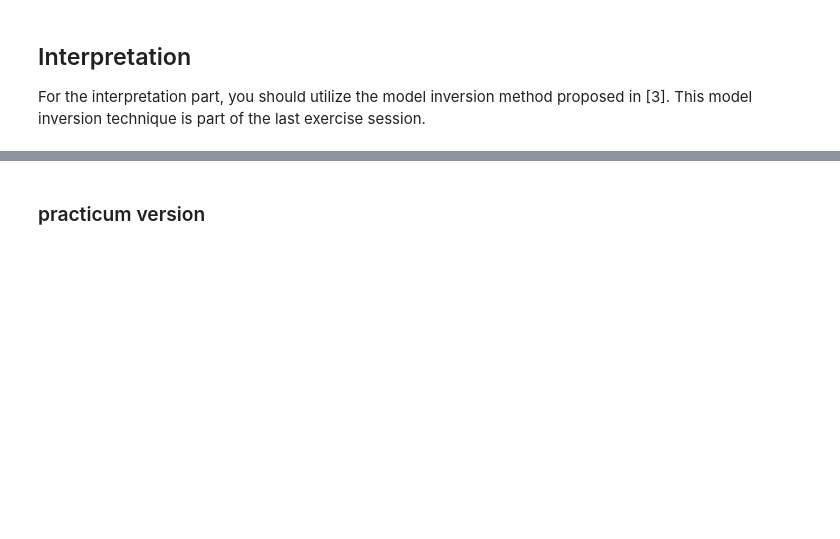
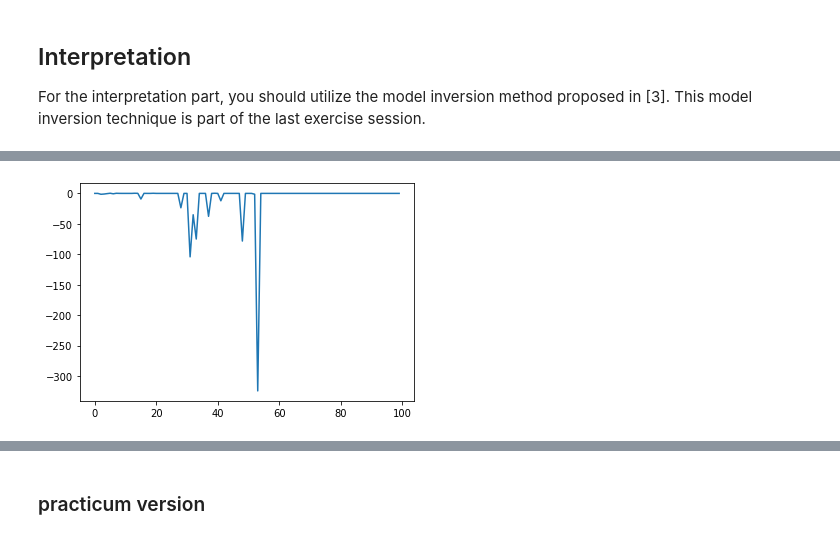
Before and after one commit to arnodeceuninck/ANN-Self-Supervised-Scene-Classification, a Jupyter notebook: evaluations.ipynb, the cells around one changed output, grey strips where cells are left out. Drawn from its saved outputs; the diff is of its cells as text; code cells hidden in the pictures; blank space fills up the shorter version.

```diff
--- a/evaluations.ipynb
+++ b/evaluations.ipynb
@@ -451,0 +633,6 @@ model = load_model(MODEL_SAVES["supervised"])
+# %%
+# plot the loss list
+plt.plot(loss_list)
+plt.show()
+# %% [output]
+[figure, added]
```
Also changed, not shown: parts of 36 cells of this notebook, 8 other files.
